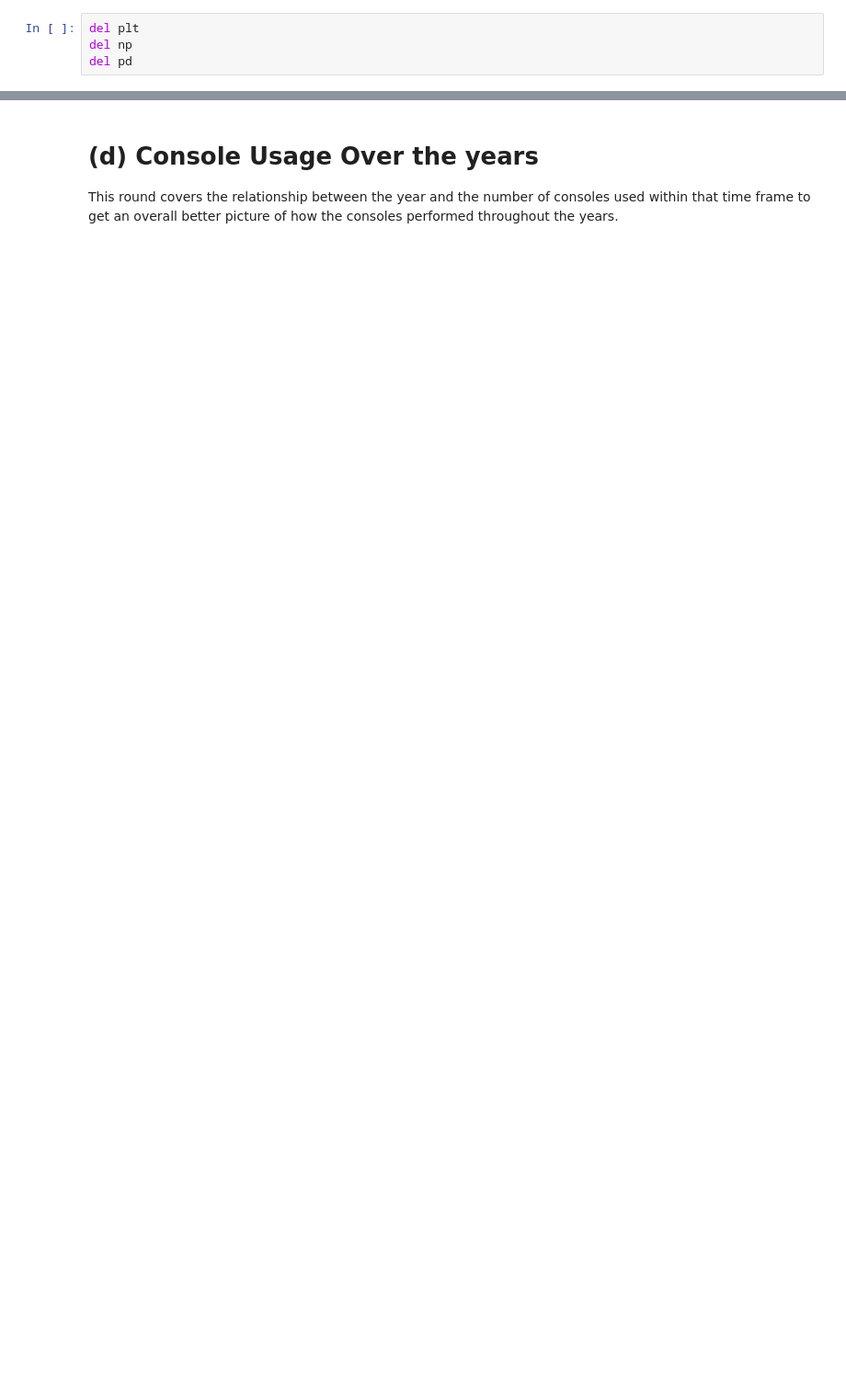
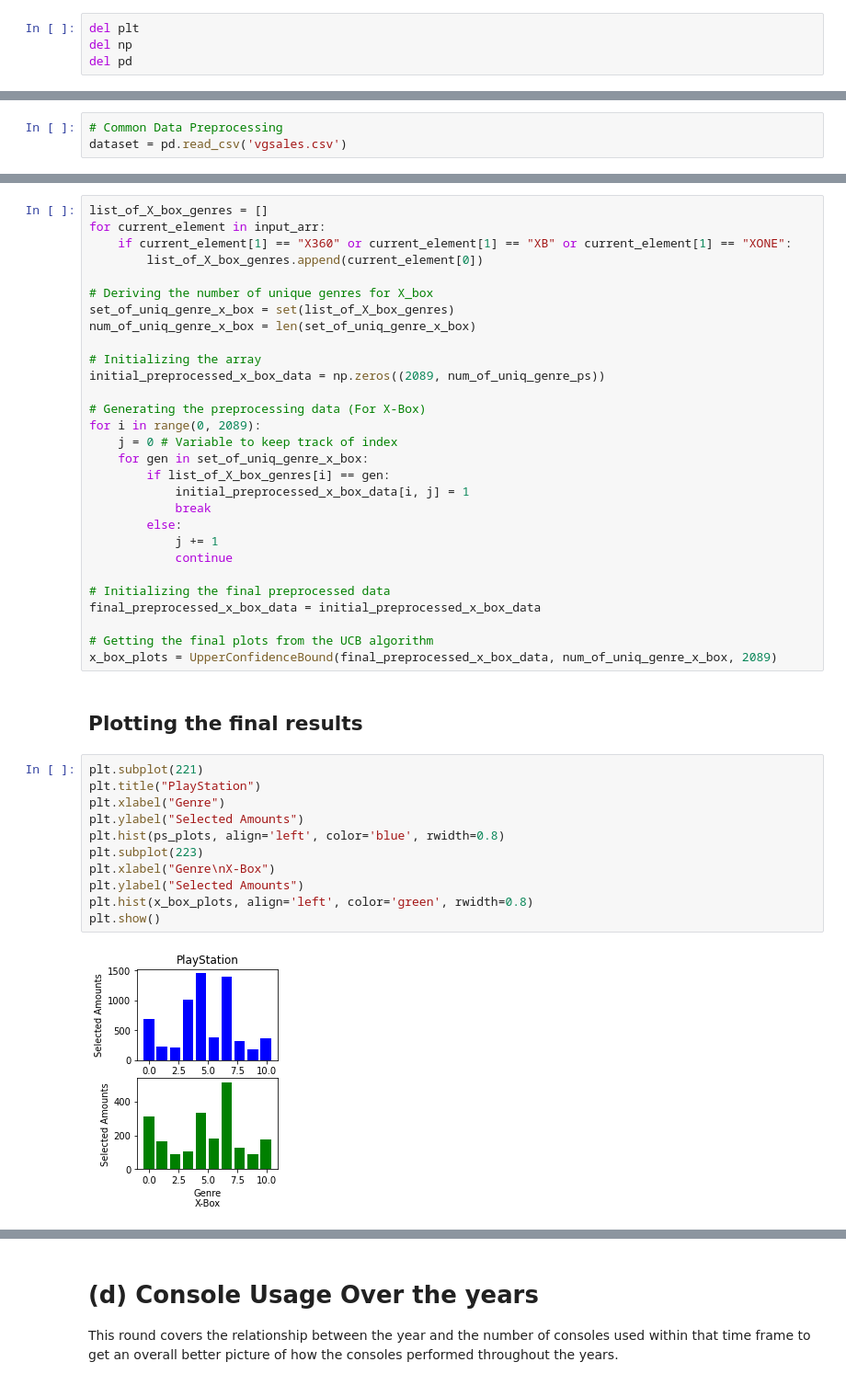
Before and after one commit to codemasterady/PS4-Vs-XBox, a Jupyter notebook: Research_Portfolio.ipynb, the cells around one changed output, grey strips where cells are left out. Shown at 92% size. Drawn from its saved outputs; the diff is of its cells as text; blank space fills up the shorter version.

```diff
--- a/Research_Portfolio.ipynb
+++ b/Research_Portfolio.ipynb
@@ -169,0 +319,3 @@ del pd
+# %%
+# Common Data Preprocessing
+dataset = pd.read_csv('vgsales.csv')
@@ -169,0 +371,44 @@ del pd
+# %%
+list_of_X_box_genres = []
+for current_element in input_arr:
+    if current_element[1] == "X360" or current_element[1] == "XB" or current_element[1] == "XONE":
+        list_of_X_box_genres.append(current_element[0])
+
+# Deriving the number of unique genres for X_box
+set_of_uniq_genre_x_box = set(list_of_X_box_genres)
+num_of_uniq_genre_x_box = len(set_of_uniq_genre_x_box)
+
+# Initializing the array
+initial_preprocessed_x_box_data = np.zeros((2089, num_of_uniq_genre_ps))
+
+# Generating the preprocessing data (For X-Box)
+for i in range(0, 2089):
+    j = 0 # Variable to keep track of index
+    for gen in set_of_uniq_genre_x_box:
+        if list_of_X_box_genres[i] == gen:
+            initial_preprocessed_x_box_data[i, j] = 1
+            break
+        else:
+            j += 1
+            continue
+
+# Initializing the final preprocessed data
+final_preprocessed_x_box_data = initial_preprocessed_x_box_data
+
+# Getting the final plots from the UCB algorithm
+x_box_plots = UpperConfidenceBound(final_preprocessed_x_box_data, num_of_uniq_genre_x_box, 2089)
+# %% [markdown]
+## Plotting the final results
+# %%
+plt.subplot(221)
+plt.title("PlayStation")
+plt.xlabel("Genre")
+plt.ylabel("Selected Amounts")
+plt.hist(ps_plots, align='left', color='blue', rwidth=0.8)
+plt.subplot(223)
+plt.xlabel("Genre\nX-Box")
+plt.ylabel("Selected Amounts")
+plt.hist(x_box_plots, align='left', color='green', rwidth=0.8)
+plt.show()
+# %% [output]
+[figure, added]
```
Also changed, not shown: parts of 67 cells of this notebook.
